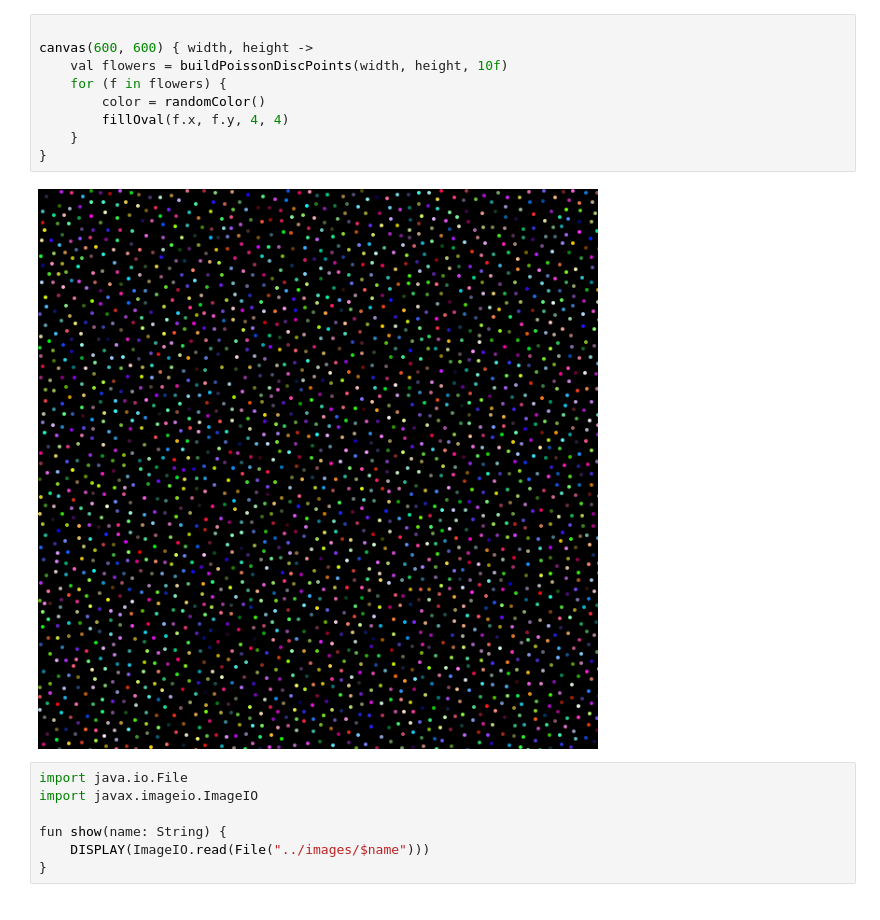
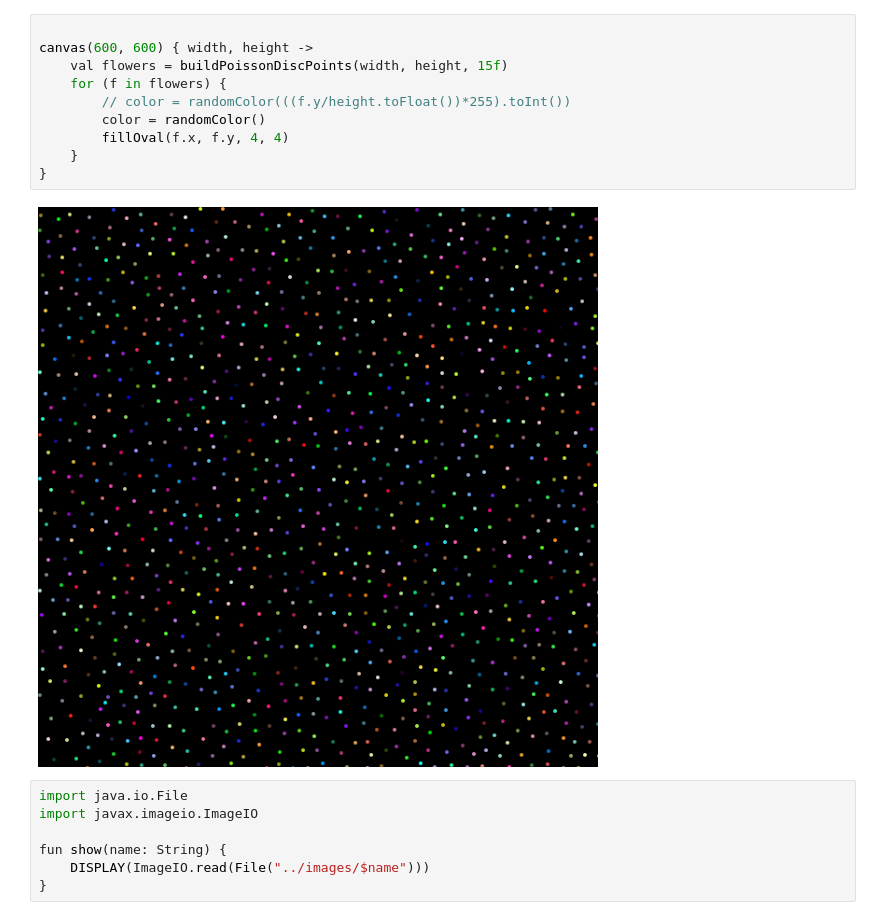
Before and after one commit to maiatoday/ForestWalk, a Jupyter notebook: book/Walk.ipynb, the cells around one changed output. Drawn from its saved outputs; the diff is of its cells as text.

```diff
--- a/book/Walk.ipynb
+++ b/book/Walk.ipynb
@@ -29,14 +29,15 @@ canvas { width, height ->
 # %%
 
 canvas(600, 600) { width, height ->
-    val flowers = buildPoissonDiscPoints(width, height, 10f)
+    val flowers = buildPoissonDiscPoints(width, height, 15f)
     for (f in flowers) {
+        // color = randomColor(((f.y/height.toFloat())*255).toInt())
         color = randomColor()
         fillOval(f.x, f.y, 4, 4)
     }
 }
 # %% [output]
-[figure, old version]
+[figure, new version]
 # %%
 import java.io.File
 import javax.imageio.ImageIO
```
Also changed, not shown: parts of 2 cells of this notebook, 4 other files.
